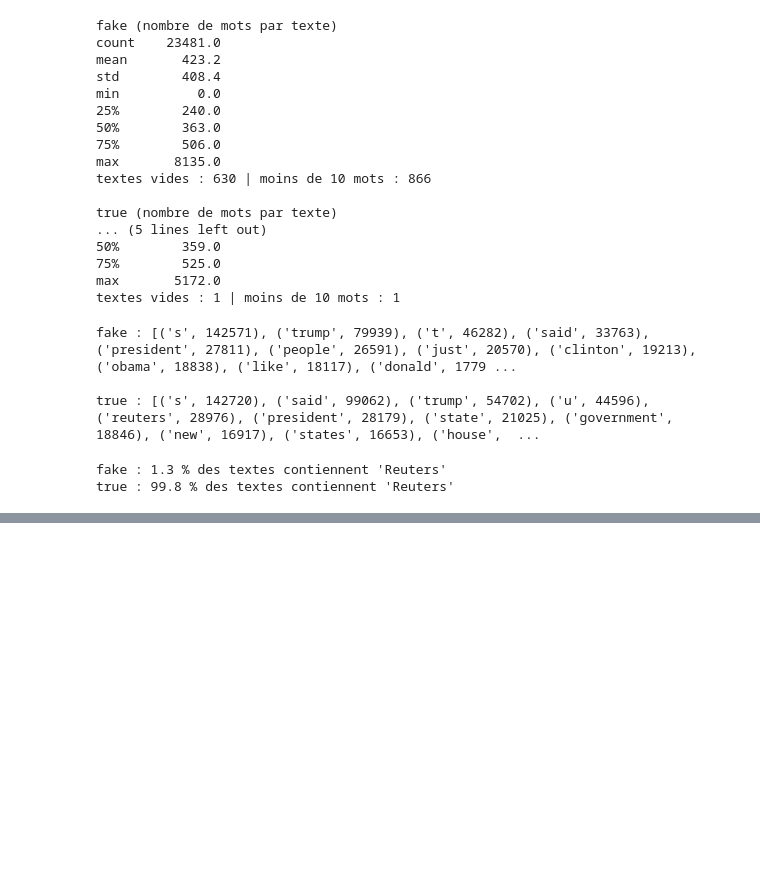
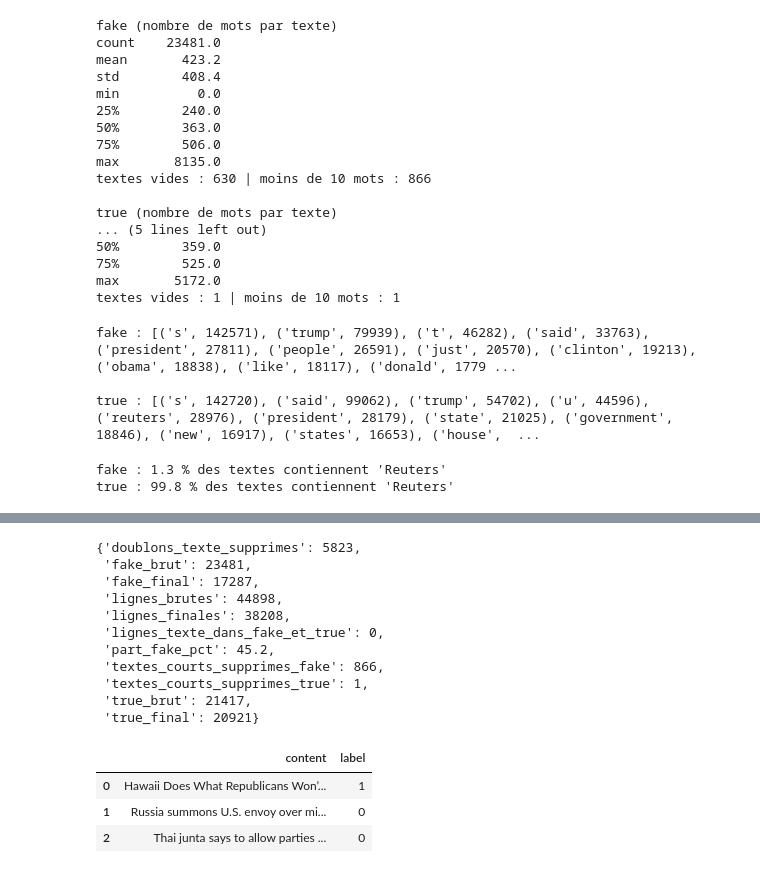
Before and after one commit to kameldemri/multi-agent-disinformation-detection, a Jupyter notebook: agents/agent1_naive_bayes/analysis/eda_fake_news.ipynb, the cells around one changed output, grey strips where cells are left out. Saved outputs shown, nothing was run; the diff lists cells and outputs as text; code cells hidden in the pictures; blank space fills up the shorter version.

```diff
--- a/agents/agent1_naive_bayes/analysis/eda_fake_news.ipynb
+++ b/agents/agent1_naive_bayes/analysis/eda_fake_news.ipynb
@@ -136,0 +274,24 @@ true : 99.8 % des textes contiennent 'Reuters'
+# %%
+from pprint import pprint
+from src.preprocess import build_dataset
+
+# Construit le dataset final et affiche le rapport de nettoyage.
+df_final, cleaning_report = build_dataset(DATA_DIR)
+pprint(cleaning_report)
+df_final[["content", "label"]].head(3)
+# %% [output]
+{'doublons_texte_supprimes': 5823,
+ 'fake_brut': 23481,
+ 'fake_final': 17287,
+ 'lignes_brutes': 44898,
+ 'lignes_finales': 38208,
+ 'lignes_texte_dans_fake_et_true': 0,
+ 'part_fake_pct': 45.2,
+ 'textes_courts_supprimes_fake': 866,
+ 'textes_courts_supprimes_true': 1,
+ 'true_brut': 21417,
+ 'true_final': 20921}
+|  | content | label |
+| 0 | Hawaii Does What Republicans Won’... | 1 |
+| 1 | Russia summons U.S. envoy over mi... | 0 |
+| 2 | Thai junta says to allow parties ... | 0 |
```
Also changed, not shown: parts of 12 cells of this notebook.
